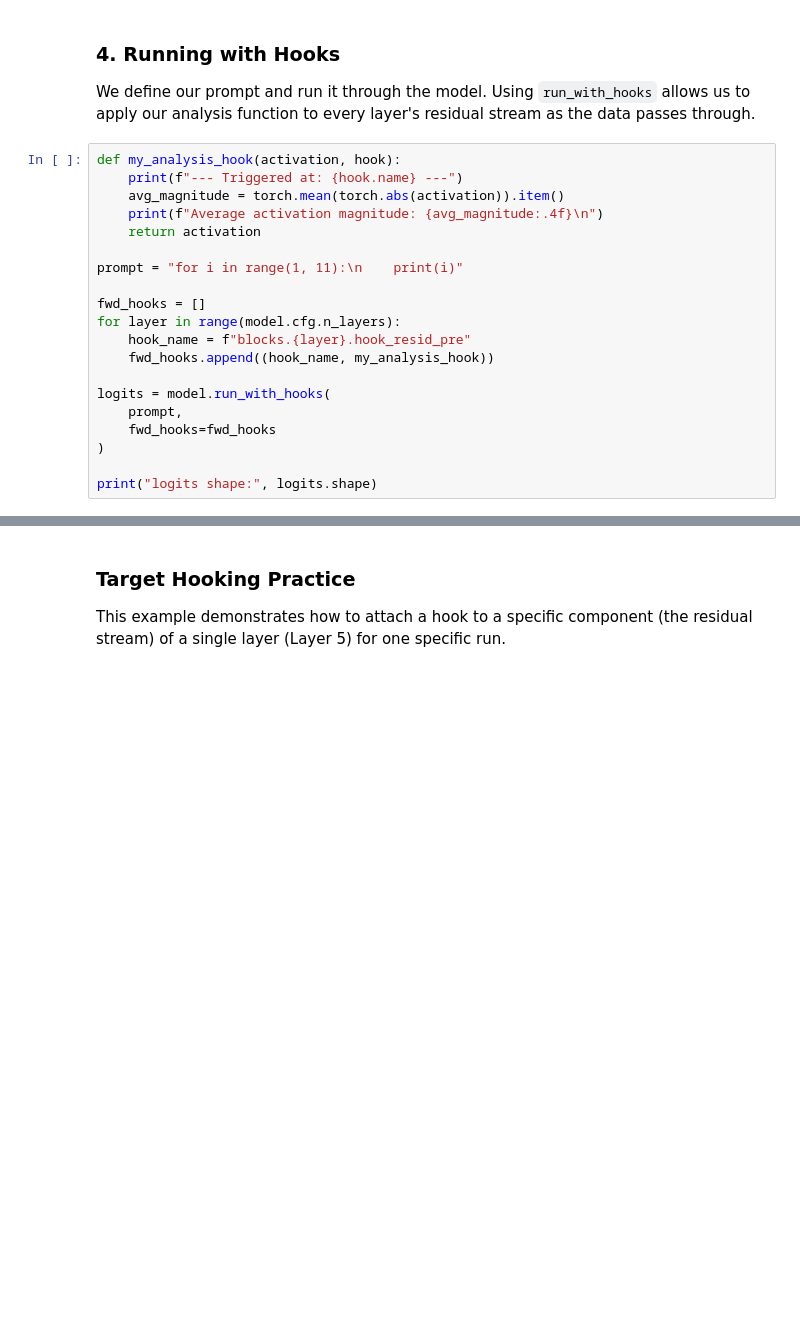
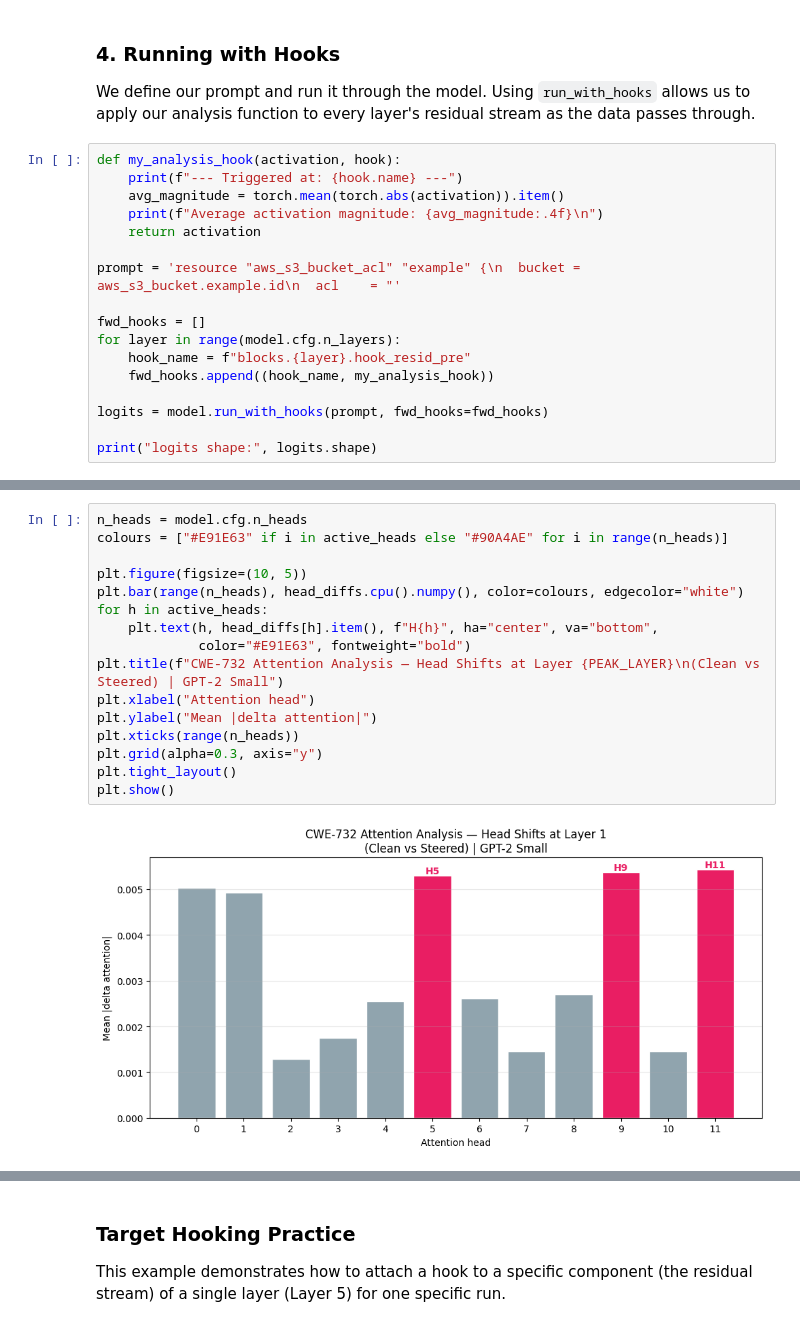
Before and after one commit to Karthi6559/Intent-Analysis, a Jupyter notebook: MechInterp.ipynb, the cells around one changed output, grey strips where cells are left out. Drawn from its saved outputs; the diff is of its cells as text; blank space fills up the shorter version.

```diff
--- a/MechInterp.ipynb
+++ b/MechInterp.ipynb
@@ -77,16 +100,13 @@ def my_analysis_hook(activation, hook):
     print(f"Average activation magnitude: {avg_magnitude:.4f}\n")
     return activation
 
-prompt = "for i in range(1, 11):\n    print(i)"
+prompt = 'resource "aws_s3_bucket_acl" "example" {\n  bucket = aws_s3_bucket.example.id\n  acl    = "'
 
 fwd_hooks = []
 for layer in range(model.cfg.n_layers):
     hook_name = f"blocks.{layer}.hook_resid_pre"
     fwd_hooks.append((hook_name, my_analysis_hook))
 
-logits = model.run_with_hooks(
-    prompt,
-    fwd_hooks=fwd_hooks
-)
+logits = model.run_with_hooks(prompt, fwd_hooks=fwd_hooks)
 
 print("logits shape:", logits.shape)
@@ -125,0 +371,18 @@ print(f"Logit difference (print vs return): {score:.4f}")
+# %%
+n_heads = model.cfg.n_heads
+colours = ["#E91E63" if i in active_heads else "#90A4AE" for i in range(n_heads)]
+
+plt.figure(figsize=(10, 5))
+plt.bar(range(n_heads), head_diffs.cpu().numpy(), color=colours, edgecolor="white")
+for h in active_heads:
+    plt.text(h, head_diffs[h].item(), f"H{h}", ha="center", va="bottom",
+             color="#E91E63", fontweight="bold")
+plt.title(f"CWE-732 Attention Analysis — Head Shifts at Layer {PEAK_LAYER}\n(Clean vs Steered) | GPT-2 Small")
+plt.xlabel("Attention head")
+plt.ylabel("Mean |delta attention|")
+plt.xticks(range(n_heads))
+plt.grid(alpha=0.3, axis="y")
+plt.tight_layout()
+plt.show()
+# %% [output]
+[figure, added]
```
Also changed, not shown: parts of 20 cells of this notebook.
